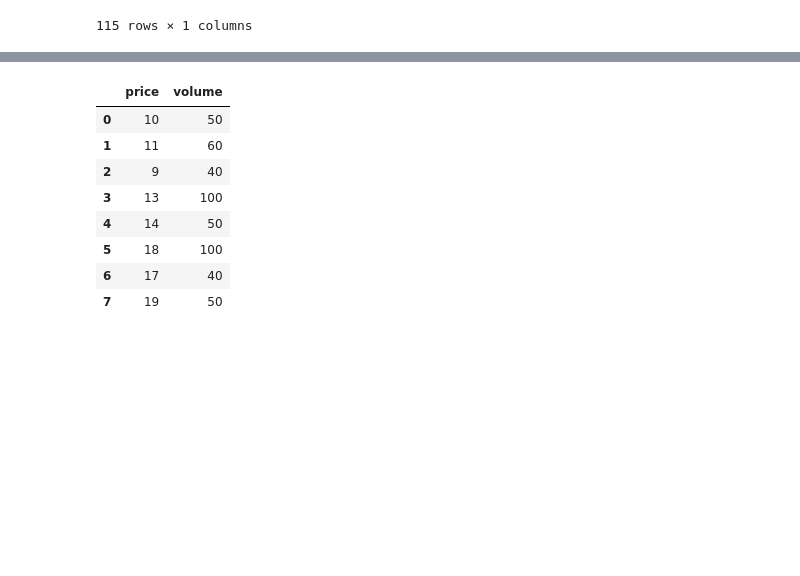
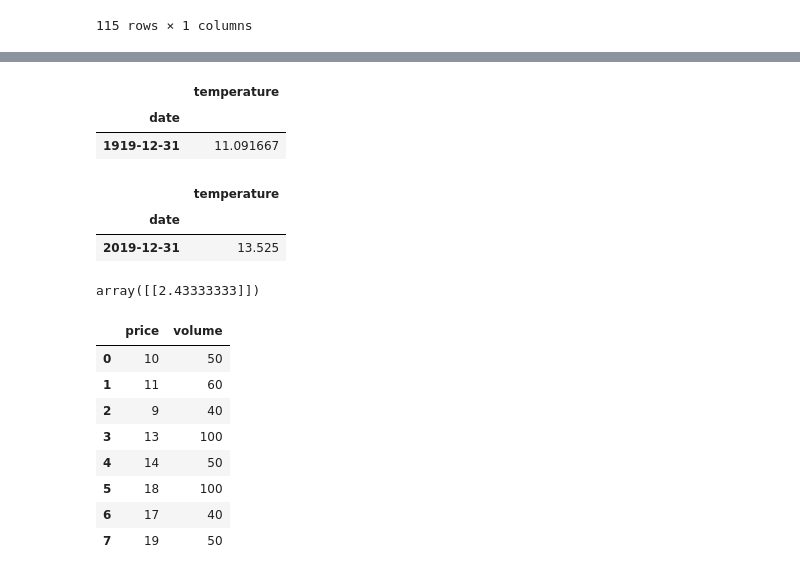
Before and after one commit to koreabao/public_data, a Jupyter notebook: temp_1.ipynb, the cells around one changed output, grey strips where cells are left out. Drawn from its saved outputs; the diff is of its cells as text; code cells hidden in the pictures; blank space fills up the shorter version.

```diff
--- a/temp_1.ipynb
+++ b/temp_1.ipynb
@@ -555,3 +569,22 @@ tp3.resample('Y').mean()
+# %%
+#a=tp_year['1919']
+a=tp_year.loc['1919']
+a
+# %% [output]
+|  | temperature |
+| date |  |
+| 1919-12-31 | 11.091667 |
+# %%
+b=tp_year.loc['2019']
+b
+# %% [output]
+|  | temperature |
+| date |  |
+| 2019-12-31 | 13.525 |
+# %%
+b.values - a.values
+# %% [output]
+array([[2.43333333]])
 # %%
 d = {'price': [10, 11, 9, 13, 14, 18, 17, 19],
           'volume': [50, 60, 40, 100, 50, 100, 40, 50]}
```
Also changed, not shown: parts of 3 cells of this notebook.
